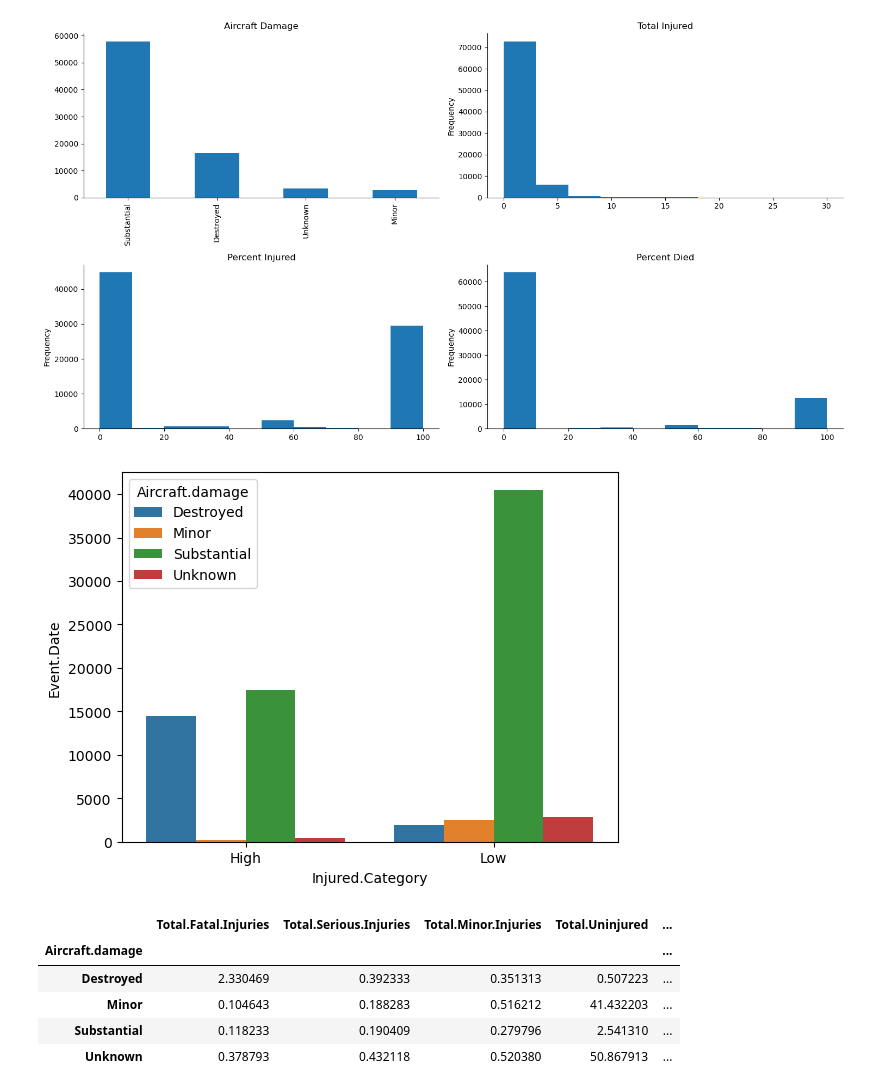
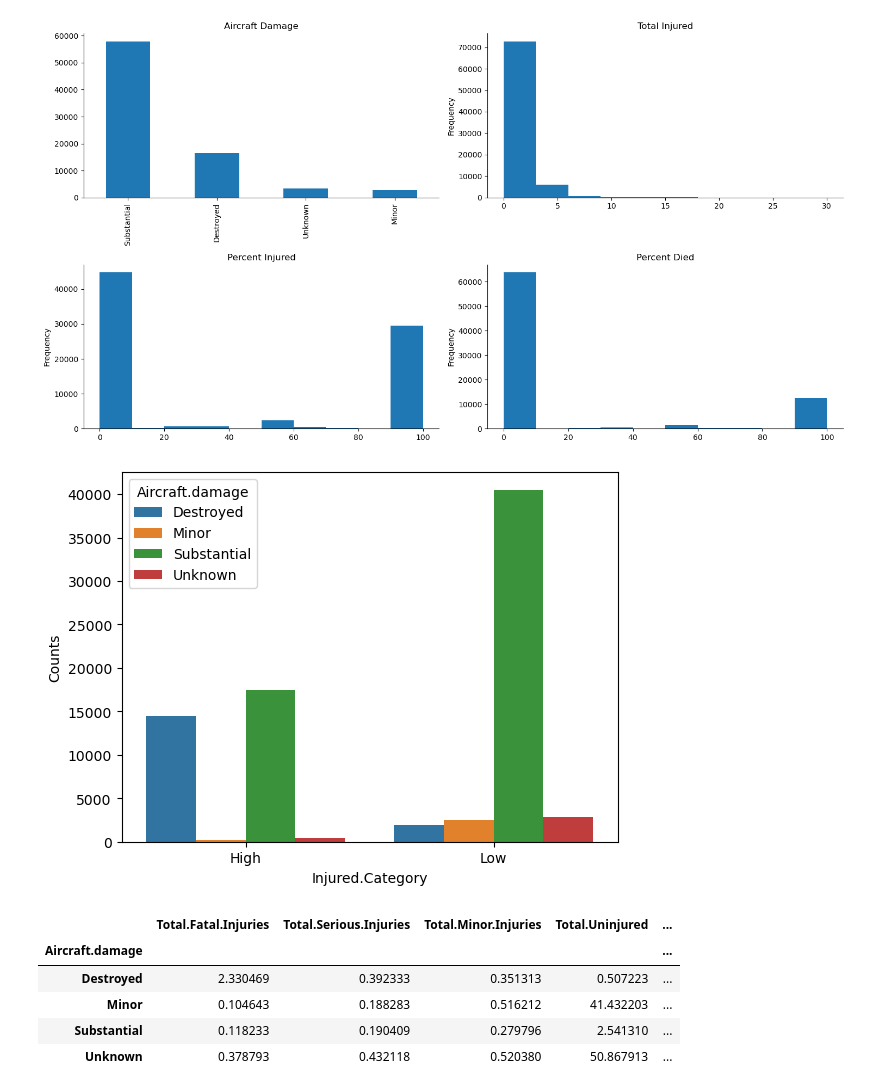
Before and after one commit to torederu/NTSB-Aviation-Analysis, a Jupyter notebook: tem/student.ipynb, the cells around one changed output. Drawn from its saved outputs; the diff is of its cells as text; code cells hidden in the pictures.

```diff
--- a/tem/student.ipynb
+++ b/tem/student.ipynb
@@ -253,10 +253,10 @@ sns.despine()
 # %% [output]
 [figure]
 # %%
-gb = df.groupby(['Injured.Category', 'Aircraft.damage']).count().reset_index()
-sns.barplot(data=gb, x="Injured.Category", y="Event.Date", hue="Aircraft.damage");
+gb = df.groupby(['Injured.Category', 'Aircraft.damage']).size().reset_index(name='Counts')
+sns.barplot(data=gb, x = "Injured.Category", y = "Counts", hue = "Aircraft.damage");
 # %% [output]
-[figure, old version]
+[figure, new version]
 # %%
 # 1) How can we ensure the damages are minor or substantial instead of destroyed?
 # 2) If the damages are substantial, how can we ensure that few people are injured?
```
Also changed, not shown: parts of 1 cell of this notebook.
